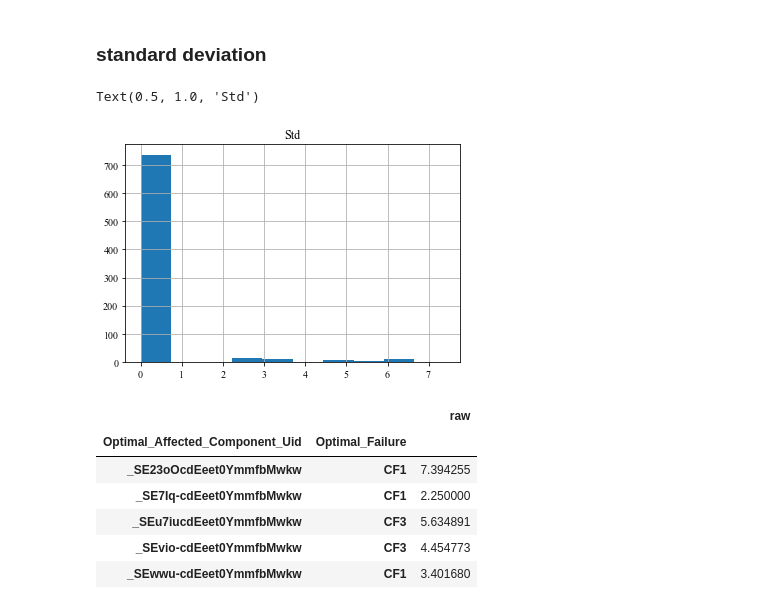
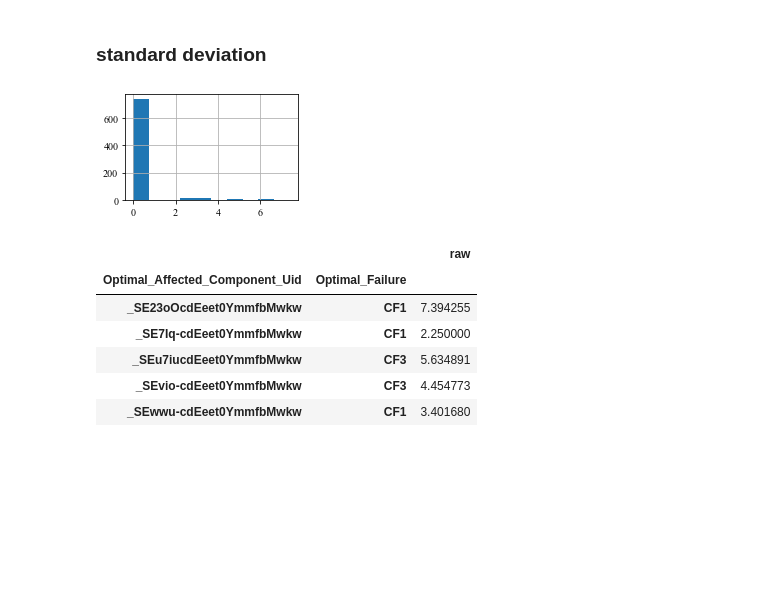
Before and after one commit to hpi-sam/rl-4-self-repair, a Jupyter notebook: data_analysis/01_main_data.ipynb, the cells around one changed output. Saved outputs shown, nothing was run; the diff lists cells and outputs as text; code cells hidden in the pictures; blank space fills up the shorter version.

```diff
--- a/data_analysis/01_main_data.ipynb
+++ b/data_analysis/01_main_data.ipynb
@@ -176,11 +176,11 @@ Outliers:
 ### standard deviation
 # %%
 std = dh.data.groupby([dh.data.columns[0], dh.data.columns[1]]).agg('std')
-std.hist()
-plt.title('Std')
+std.rename(columns={'raw': ''}).hist(figsize=(3,2))
+plt.tight_layout()
+plt.savefig('data_analysis/01_plots/linear_data_std_pergroup.pdf')
 # %% [output]
-Text(0.5, 1.0, 'Std')
-[figure, old version]
+[figure, new version]
 # %%
 # get the outliers
 std_group = std.apply(lambda x: x)
```
Also changed, not shown: parts of 3 cells of this notebook, 51 other files.
